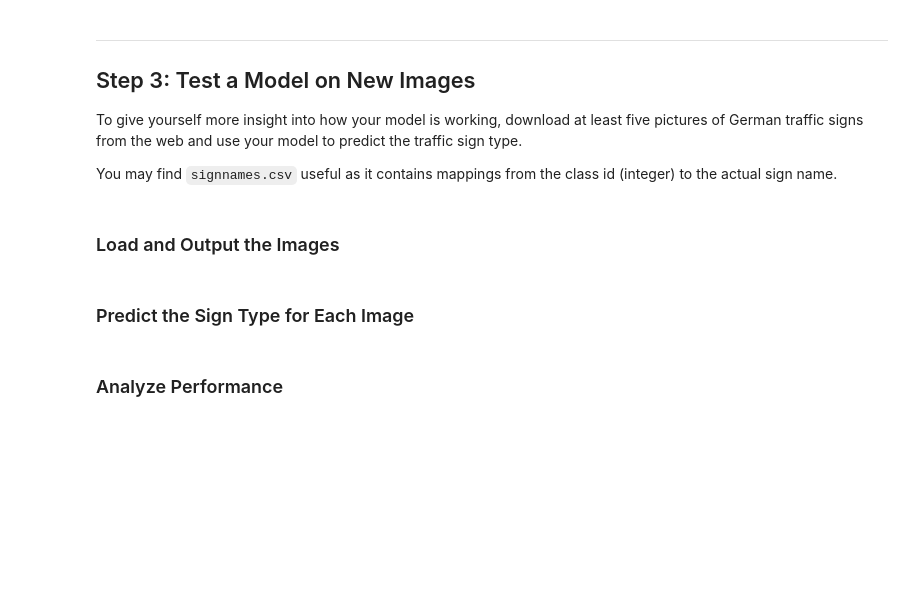
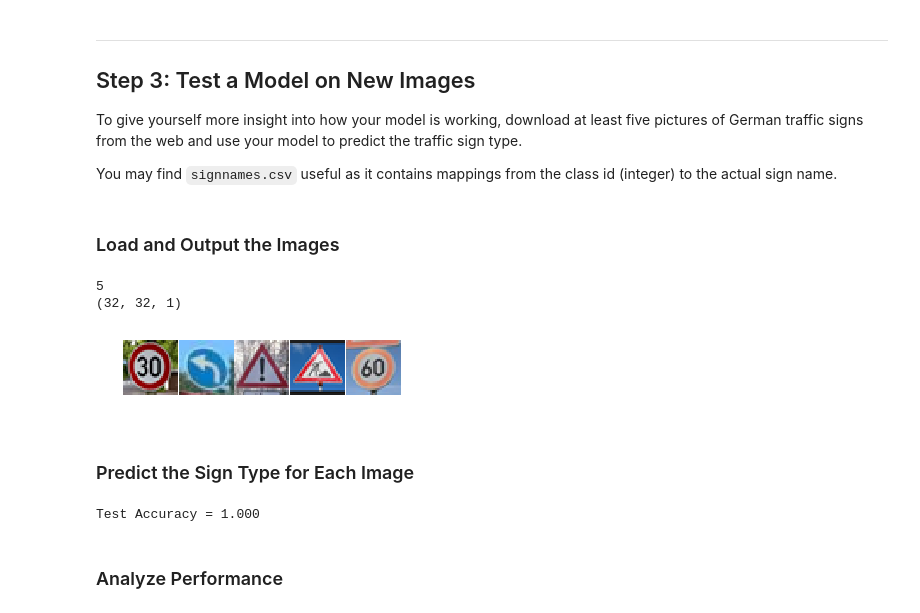
Before and after one commit to iabdelmo/Traffic_SignClassifier, a Jupyter notebook: Traffic_Sign_Classifier.ipynb, the cells around one changed output. Cells and saved outputs as stored; diff of their text form; code cells hidden in the pictures; blank space fills up the shorter version.

```diff
--- a/Traffic_Sign_Classifier.ipynb
+++ b/Traffic_Sign_Classifier.ipynb
@@ -694,8 +715,60 @@ You may find `signnames.csv` useful as it contains mappings from the class id (i
+# %%
+### Load the images and plot them here.
+### Feel free to use as many code cells as needed.
+import glob
+import matplotlib.image as mpimg
+
+fig, axs = plt.subplots(1,5, figsize=(5, 1))
+fig.subplots_adjust(hspace = .2, wspace=.001)
+axs = axs.ravel()
+
+images = []
+
+for i, img in enumerate(glob.glob('./new-traffic-signs/*.png')):
+    image = cv2.imread(img)
+    axs[i].axis('off')
+    axs[i].imshow(cv2.cvtColor(image,cv2.COLOR_BGR2RGB))
+    images.append(image)
+
+
+#Normalize the test images
+x_test_new = ImageConv2GrayNormalize(images)
+
+#covert the returned list to an array
+x_test_new = np.asarray(x_test_new)
+
+#re-size the array to be 4-D again as it re-turned in the conversion as 2D list (32 x 32)
+x_test_new.resize([len(x_test_new),32,32,1])
+
+print(x_test_new[0].shape)
+
+#the labels for the new test images
+y_test_new = [1,34,18,25,3]
+# %% [output]
+5
+(32, 32, 1)
+[figure, added]
 # %% [markdown]
 ### Predict the Sign Type for Each Image
 # %%
 ### Run the predictions here and use the model to output the prediction for each image.
 ### Make sure to pre-process the images with the same pre-processing pipeline used earlier.
 ### Feel free to use as many code cells as needed.
+import tensorflow as tf
+with tf.Session() as sess:
+    sess.run(tf.global_variables_initializer())
+    saver3 = tf.train.import_meta_graph('./lenet.meta')
+    saver3.restore(sess, "./lenet")
+
+    #for i in range(len(x_test_new)):
+
+    #accuracy = sess.run(correct_prediction,feed_dict={x:x_batch,y:y_test_new,keep_prob:1})
+
+    accuracy = evaluate(x_test_new , y_test_new)
+
+    #print(accuracy)
+    print("Test Accuracy = {:.3f}".format(accuracy))
+# %% [output]
+Test Accuracy = 1.000
 # %% [markdown]
 ### Analyze Performance
```
Also changed, not shown: parts of 11 cells of this notebook, 17 other files.
